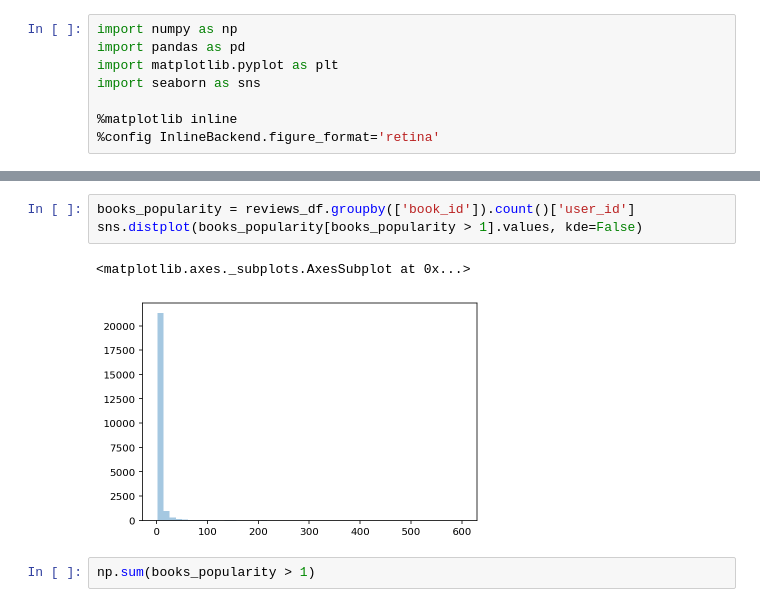
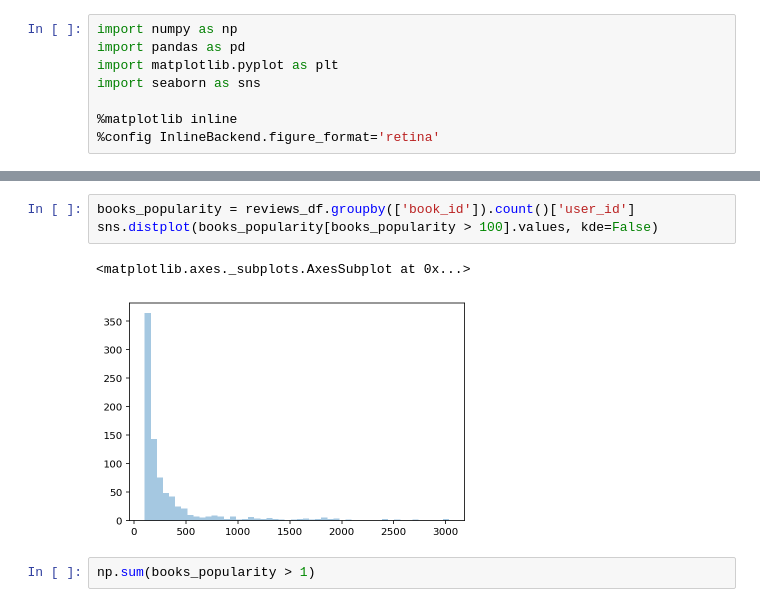
Before and after one commit to Stardust87/book-review-generator, a Jupyter notebook: modelling/Data Analysis.ipynb, the cells around one changed output, grey strips where cells are left out. Drawn from its saved outputs; the diff is of its cells as text.

Commit message:
Fix book description encoding and start EDA

```diff
--- a/modelling/Data Analysis.ipynb
+++ b/modelling/Data Analysis.ipynb
@@ -20,9 +21,9 @@ reviews_df.sort_values(by='book_id').head(5)
 # %%
 books_popularity = reviews_df.groupby(['book_id']).count()['user_id']
-sns.distplot(books_popularity[books_popularity > 1].values, kde=False)
+sns.distplot(books_popularity[books_popularity > 100].values, kde=False)
 # %% [output]
 <matplotlib.axes._subplots.AxesSubplot at 0x...>
-[figure, old version]
+[figure, new version]
 # %%
 np.sum(books_popularity > 1)
 # %% [output]
```
Also changed, not shown: parts of 14 cells of this notebook, 1 other file.
